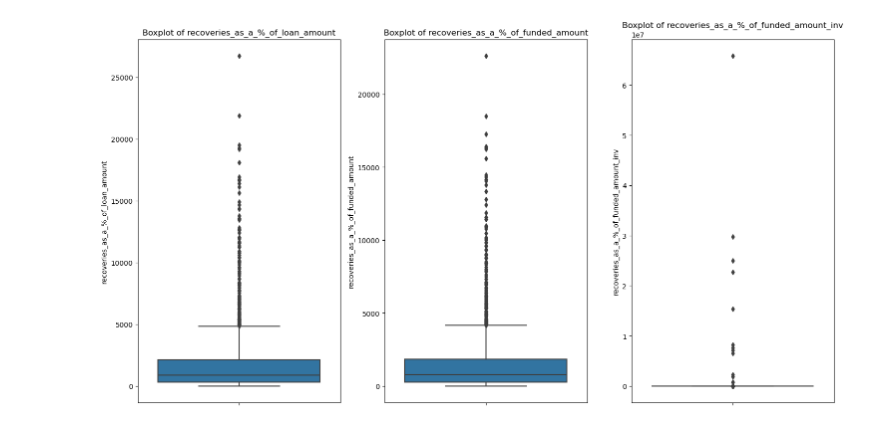
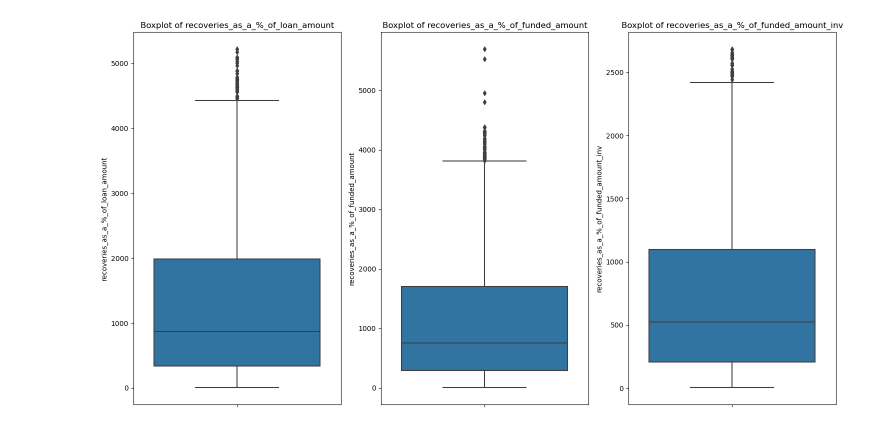
Before and after one commit to Dialga9182/exploratory-data-analysis---customer-loans-in-finance489, a Jupyter notebook: analysis_and_querying3.ipynb, the cells around one changed output. Drawn from its saved outputs; the diff is of its cells as text; code cells hidden in the pictures.

```diff
--- a/analysis_and_querying3.ipynb
+++ b/analysis_and_querying3.ipynb
@@ -8,24 +8,23 @@ import pandas as pd
 RDSD = RDSDatabaseConnector()
 PL = Plotter()
 DT = DataTransform()
-DFT = DataFrameTransform
-df = pd.read_csv('data2.csv')
+DFT = DataFrameTransform()
+data2csv_df = pd.read_csv('data2.csv')
 
-all_columns = list(df.columns)
+all_columns = list(data2csv_df.columns)
 #print(all_columns)
-
-def milestone4_task1(dataframe: pd.core.frame.DataFrame) -> pd.core.frame.DataFrame:
-    """Remove specific columns from a dataframe depending on which step you choose.
-
-    Args:
-        df (_type_): _description_
-    """
-    """Milestone 4 Task 1
+"""Milestone 4 Task 1
     Step 1: Summarise currently what percentage of the loans are recovered against the investor
             funding and the total amount funded. Visualise your results on an appropriate graph.
 
     Step 2: Additionally visualise what percentage of the total amount would be recovered up to
             6 months' in the future.
+"""
+def milestone4_task1(dataframe: pd.core.frame.DataFrame) -> pd.core.frame.DataFrame:
+    """Remove specific columns from a dataframe depending on which step you choose.
+
+    Args:
+        dataframe pd.core.frame.DataFrame: a dataframe.
     """
     def step1_cleanup(dataframe, symbols):
         """Remove columns from the dataframe.
@@ -39,37 +38,24 @@ def milestone4_task1(dataframe: pd.core.frame.DataFrame) -> pd.core.frame.DataFr
         """
         dataframe = DT.excess_symbol_removal(dataframe, symbols)
         return dataframe
+
+    def step2_cleanup(dataframe, symbols):
+        dataframe = DT.excess_symbol_removal(dataframe, symbols)
+        return dataframe
+
     symbols1 = ['id', 'member_id', 'term', 'int_rate', 'instalment', 'grade', 'sub_grade', 'employment_length']
     symbols2 = ['verification_status', 'issue_date', 'payment_plan', 'purpose', 'dti', 'delinq_2yrs', 'home_ownership']
     symbols3 = ['earliest_credit_line', 'inq_last_6mths', 'open_accounts', 'total_accounts',  'last_payment_date']
     symbols4 = ['last_credit_pull_date', 'collections_12_mths_ex_med', 'policy_code', 'application_type', 'annual_inc']
-    symbols = symbols1 + symbols2 + symbols3 + symbols4
-    step1_df_clean = step1_cleanup(dataframe, symbols)
+    symbols_for_step_1 = symbols1 + symbols2 + symbols3 + symbols4
 
-    def step2_cleanup(df, symbols):
-        df = DT.excess_symbol_removal(df, symbols)
-        return df
-    symbols = ['id']
-    step2_df_clean = step2_cleanup(dataframe, symbols)
+    symbols_for_step_2 = ['id']
 
+    step1_df_clean = step1_cleanup(dataframe, symbols_for_step_1)
+    step2_df_clean = step2_cleanup(dataframe, symbols_for_step_2)
     return step1_df_clean, step2_df_clean
 
-step1_df_clean, step2_df_clean = milestone4_task1(df)
-#print(step1_df_clean)
-#print(step2_df_clean)
-'''GOALS
-Summarise currently what percentage of the loans are recovered against the investor
-funding and the total amount funded. Visualise your results on an appropriate graph.
-
-SO ((loans_recovered/investor_funding, loans_recovered/total_amount_funded)%)GRAPH
-
-SO, columns which resemble these are loan_amount, funded_amount, funded_amount_inv,
-    instalment, loan_status, out_prncp, out_prncp_inv, total_payment, total_rec_int,
-    total_rec_late_fee, recoveries, collection_recovery_fee.
-
-Additionally visualise what percentage of the total amount would be recovered up to
-6 months' in the future.
-'''
+step1_df_clean, step2_df_clean = milestone4_task1(data2csv_df)
 
 def create_recoveries_df(dataframe):
     """Create a dataframe from pandas series.
@@ -91,22 +77,31 @@ def create_recoveries_df(dataframe):
         recoveries_as_a_percentage_of_funded_amount_inv: pd.Series = ((dataframe['recoveries']/dataframe['funded_amount_inv'])*100)
         return recoveries_as_a_percentage_of_loan_amount, recoveries_as_a_percentage_of_funded_amount, recoveries_as_a_percentage_of_funded_amount_inv
     a, b, c = recoveries_divided_by(dataframe)
-    recoveries_df = pd.DataFrame({'recoveries_as_a_%_of_loan_amount':a, 'recoveries_as_a_%_of_funded_amount':b, 'recoveries_as_a_%_of_funded_amount_inv':c})
-    return recoveries_df
+    dataframe = pd.DataFrame({'recoveries_as_a_%_of_loan_amount':a, 'recoveries_as_a_%_of_funded_amount':b, 'recoveries_as_a_%_of_funded_amount_inv':c})
+    return dataframe
 
 recoveries_df = create_recoveries_df(step1_df_clean)
-recoveries_df = recoveries_df[(recoveries_df != 0).any(axis=1)]#remove rows where nothing is there on any of the columns
-#print(recoveries_df)
 
+def remove_rows_of_zeros(dataframe):
+    """Remove rows where there are zeros, return recoveries.
 
-PL.plot_boxplots(recoveries_df, ['recoveries_as_a_%_of_loan_amount', 'recoveries_as_a_%_of_funded_amount', 'recoveries_as_a_%_of_funded_amount_inv'])
+    Args:
+        dataframe (_type_): _description_
 
-recoveries_withzscore_df = DFT.create_z_score_df(df = recoveries_df, columns = (list(recoveries_df.columns)))
-#print(recoveries_withzscore_df)
-PL.plot_boxplots(recoveries_withzscore_df, ['recoveries_as_a_%_of_loan_amount', 'recoveries_as_a_%_of_funded_amount', 'recoveries_as_a_%_of_funded_amount_inv'])
+    Returns:
+        _type_: _description_
+    """
+    dataframe = create_recoveries_df(step1_df_clean)
+    dataframe = dataframe[(dataframe != 0).any(axis=1)]#remove rows where nothing is there on any of the columns
+    print(len(dataframe))
+    return dataframe
 
+recoveries_df = remove_rows_of_zeros(recoveries_df)
 
-recoveries_trimmed_df = DFT.trim_by_z_score(self = None, df = recoveries_withzscore_df, columns = list(recoveries_withzscore_df.columns))
+recoveries_trimmed_df = DFT.trim_by_iqr_limits(recoveries_df, list(recoveries_df.columns))
+#trim by iqr works, zscore yields empty dataframe.
+#Too many are trimmed perhaps?
+print(recoveries_trimmed_df)
 PL.plot_boxplots(recoveries_trimmed_df, ['recoveries_as_a_%_of_loan_amount', 'recoveries_as_a_%_of_funded_amount', 'recoveries_as_a_%_of_funded_amount_inv'])
 # %% [output]
 These are the symbols that will be dropped:  ['id', 'member_id', 'term', 'int_rate', 'instalment', 'grade', 'sub_grade', 'employment_length', 'verification_status', 'issue_date', 'payment_plan', 'purp ...
@@ -116 +124 @@ These are the remaining symbols:  ['member_id', 'loan_amount', 'funded_amount',
-[figure, old version]
+[figure, new version]
```
Also changed, not shown: parts of 1 cell of this notebook.
